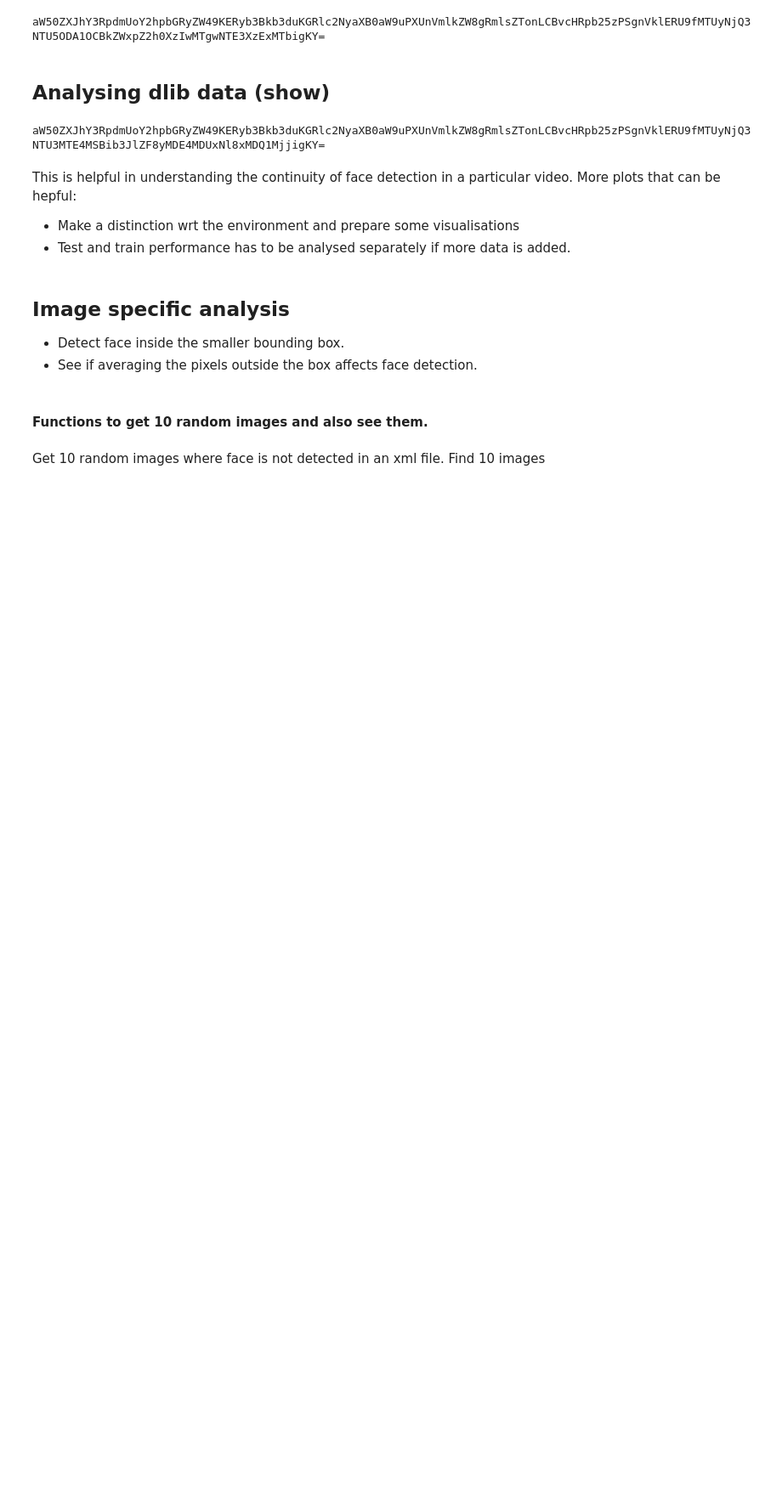
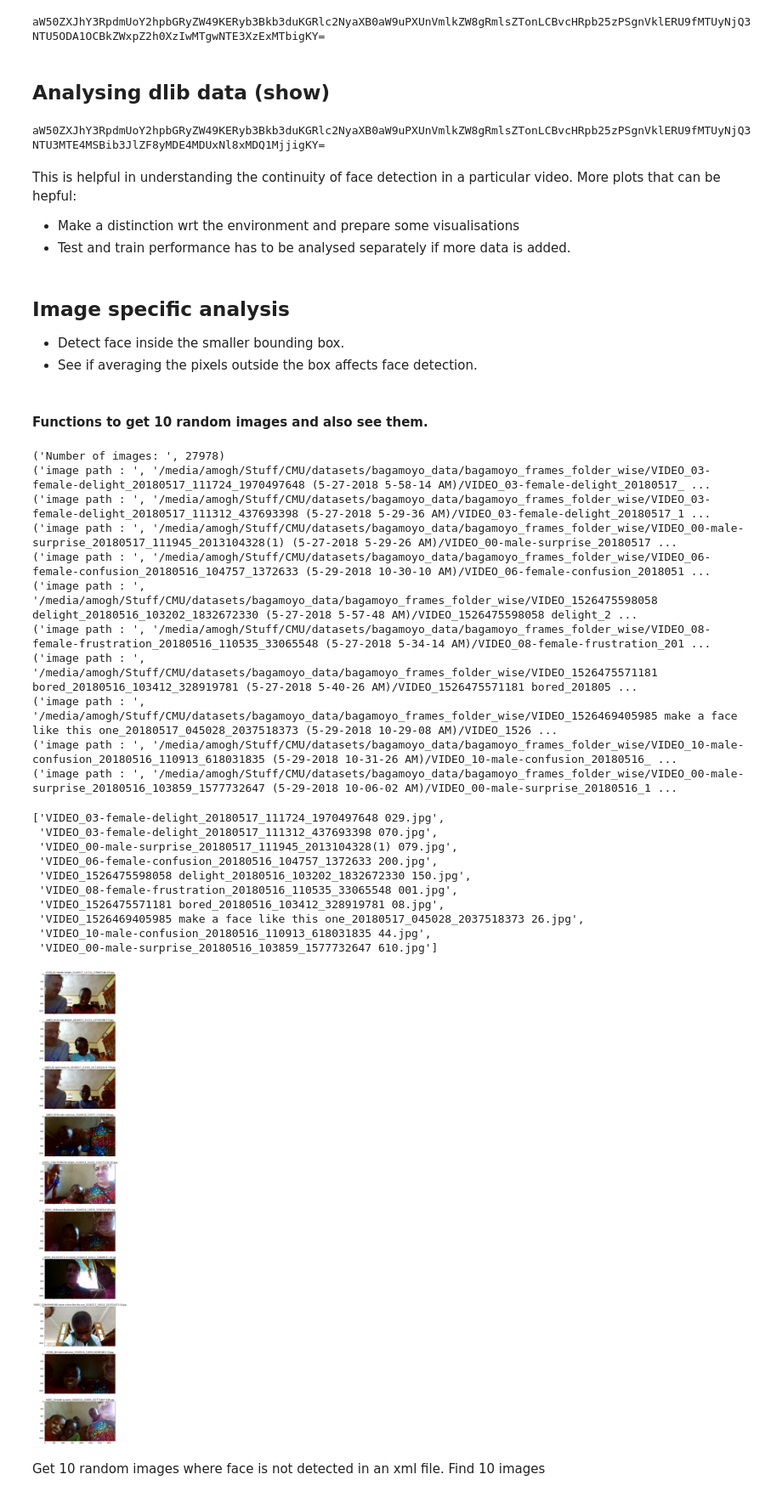
Before and after one commit to amogh112/detectingFacesInWild, a Jupyter notebook: data-analysis-Copy1.ipynb, the cells around one changed output. Shown at 85% size. Saved outputs shown, nothing was run; the diff lists cells and outputs as text; code cells hidden in the pictures; blank space fills up the shorter version.

```diff
--- a/data-analysis-Copy1.ipynb
+++ b/data-analysis-Copy1.ipynb
@@ -269,7 +271,30 @@ def getRandomImages(path_xml_data, images_folder=None, has_box=False, number_of_
                         axes[im_no].set_title(im_name)
     return list_required_images
 # %%
-getRandomImages('output_XML/zface-output.xml',has_box=True)
+getRandomImages('output_XML/zface-output.xml', images_folder='/media/amogh/Stuff/CMU/datasets/bagamoyo_data/bagamoyo_frames_folder_wise/', has_box=False)
+# %% [output]
+('Number of images: ', 27978)
+('image path : ', '/media/amogh/Stuff/CMU/datasets/bagamoyo_data/bagamoyo_frames_folder_wise/VIDEO_03-female-delight_20180517_111724_1970497648 (5-27-2018 5-58-14 AM)/VIDEO_03-female-delight_20180517_ ...
+('image path : ', '/media/amogh/Stuff/CMU/datasets/bagamoyo_data/bagamoyo_frames_folder_wise/VIDEO_03-female-delight_20180517_111312_437693398 (5-27-2018 5-29-36 AM)/VIDEO_03-female-delight_20180517_1 ...
+('image path : ', '/media/amogh/Stuff/CMU/datasets/bagamoyo_data/bagamoyo_frames_folder_wise/VIDEO_00-male-surprise_20180517_111945_2013104328(1) (5-27-2018 5-29-26 AM)/VIDEO_00-male-surprise_20180517 ...
+('image path : ', '/media/amogh/Stuff/CMU/datasets/bagamoyo_data/bagamoyo_frames_folder_wise/VIDEO_06-female-confusion_20180516_104757_1372633 (5-29-2018 10-30-10 AM)/VIDEO_06-female-confusion_2018051 ...
+('image path : ', '/media/amogh/Stuff/CMU/datasets/bagamoyo_data/bagamoyo_frames_folder_wise/VIDEO_1526475598058 delight_20180516_103202_1832672330 (5-27-2018 5-57-48 AM)/VIDEO_1526475598058 delight_2 ...
+('image path : ', '/media/amogh/Stuff/CMU/datasets/bagamoyo_data/bagamoyo_frames_folder_wise/VIDEO_08-female-frustration_20180516_110535_33065548 (5-27-2018 5-34-14 AM)/VIDEO_08-female-frustration_201 ...
+('image path : ', '/media/amogh/Stuff/CMU/datasets/bagamoyo_data/bagamoyo_frames_folder_wise/VIDEO_1526475571181 bored_20180516_103412_328919781 (5-27-2018 5-40-26 AM)/VIDEO_1526475571181 bored_201805 ...
+('image path : ', '/media/amogh/Stuff/CMU/datasets/bagamoyo_data/bagamoyo_frames_folder_wise/VIDEO_1526469405985 make a face like this one_20180517_045028_2037518373 (5-29-2018 10-29-08 AM)/VIDEO_1526 ...
+('image path : ', '/media/amogh/Stuff/CMU/datasets/bagamoyo_data/bagamoyo_frames_folder_wise/VIDEO_10-male-confusion_20180516_110913_618031835 (5-29-2018 10-31-26 AM)/VIDEO_10-male-confusion_20180516_ ...
+('image path : ', '/media/amogh/Stuff/CMU/datasets/bagamoyo_data/bagamoyo_frames_folder_wise/VIDEO_00-male-surprise_20180516_103859_1577732647 (5-29-2018 10-06-02 AM)/VIDEO_00-male-surprise_20180516_1 ...
+['VIDEO_03-female-delight_20180517_111724_1970497648 029.jpg',
+ 'VIDEO_03-female-delight_20180517_111312_437693398 070.jpg',
+ 'VIDEO_00-male-surprise_20180517_111945_2013104328(1) 079.jpg',
+ 'VIDEO_06-female-confusion_20180516_104757_1372633 200.jpg',
+ 'VIDEO_1526475598058 delight_20180516_103202_1832672330 150.jpg',
+ 'VIDEO_08-female-frustration_20180516_110535_33065548 001.jpg',
+ 'VIDEO_1526475571181 bored_20180516_103412_328919781 08.jpg',
+ 'VIDEO_1526469405985 make a face like this one_20180517_045028_2037518373 26.jpg',
+ 'VIDEO_10-male-confusion_20180516_110913_618031835 44.jpg',
+ 'VIDEO_00-male-surprise_20180516_103859_1577732647 610.jpg']
+[figure, added]
 # %% [markdown]
 Get 10 random images where face is not detected in an xml file.
 Find 10 images
```
Also changed, not shown: parts of 2 cells of this notebook.
